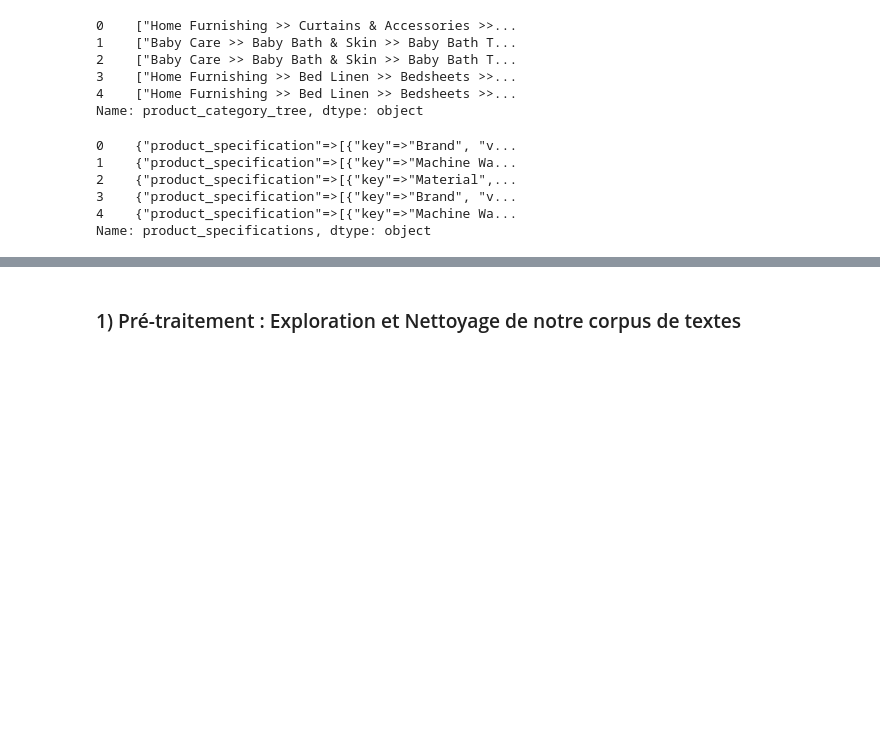
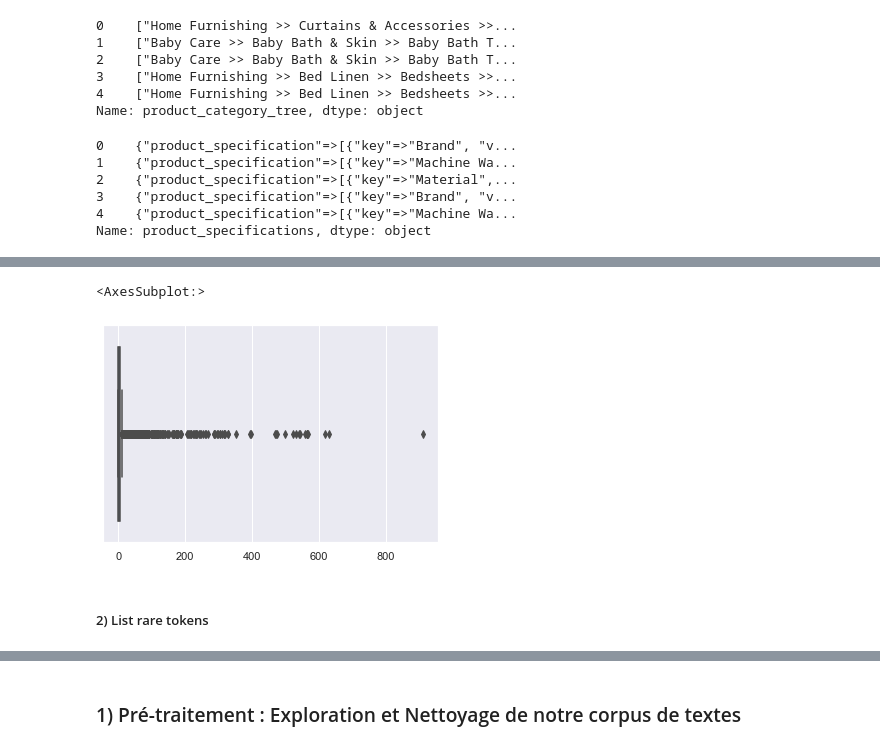
Before and after one commit to oumeima-elgharbi/P6_Data_Science_OpenClassrooms, a Jupyter notebook: P6_01_NLP.ipynb, the cells around one changed output, grey strips where cells are left out. Cells and saved outputs as stored; diff of their text form; code cells hidden in the pictures; blank space fills up the shorter version.

Commit message:
nearly finished cleaning txt, todo dupli, clean_doc

```diff
--- a/P6_01_NLP.ipynb
+++ b/P6_01_NLP.ipynb
@@ -330,0 +506,22 @@ data_cleaned.to_csv("dataset/data.csv", index=False, sep=',')
+# %%
+def process_text_1(doc, rejoin=False):
+    """
+    basic function of text processing
+
+    :param doc:
+    :param rejoin:
+    :return:
+    """
+    # lower
+    doc = doc.lower().strip()
+
+    # tokenize
+    tokenizer = RegexpTokenizer(r"\w+")
+    raw_tokens_list = tokenizer.tokenize(doc)
+
+    # stop words
+    cleaned_tokens_list = [w for w in raw_tokens_list if w not in stop_words]
+
+    if rejoin:
+        return " ".join(cleaned_tokens_list) # return a string with each token separated by a blank space
+    return cleaned_tokens_list
@@ -330,0 +539,5 @@ data_cleaned.to_csv("dataset/data.csv", index=False, sep=',')
+# %%
+# join all corpus
+
+raw_corpus = "".join(data.text.values)
+raw_corpus[:1_000]
@@ -330,0 +550,5 @@ data_cleaned.to_csv("dataset/data.csv", index=False, sep=',')
+# %%
+# process the corpus
+
+corpus = process_text_1(raw_corpus)
+display_tokens_info(corpus)
@@ -330,0 +559,5 @@ data_cleaned.to_csv("dataset/data.csv", index=False, sep=',')
+# %%
+# value counts
+
+tmp = pd.Series(corpus).value_counts()
+tmp
@@ -330,0 +639,7 @@ data_cleaned.to_csv("dataset/data.csv", index=False, sep=',')
+# %%
+sns.boxplot(tmp) # 'bad distribution'
+# %% [output]
+<AxesSubplot:>
+[figure, added]
+# %% [markdown]
+##### 2) List rare tokens
```
Also changed, not shown: parts of 143 cells of this notebook, 2 other files.
